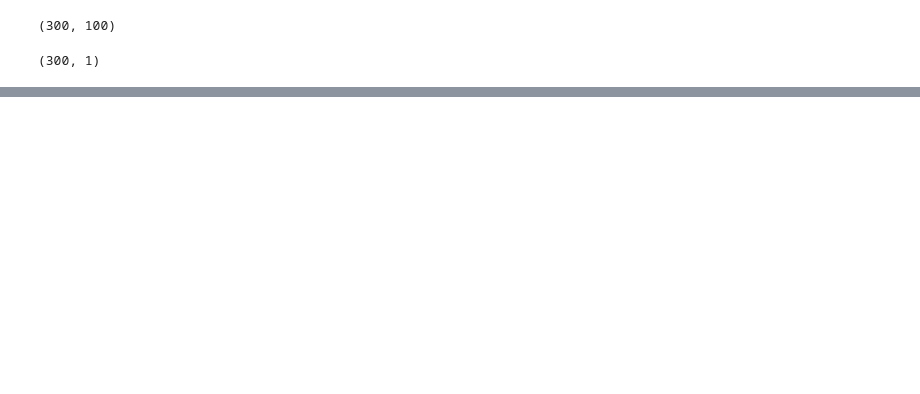
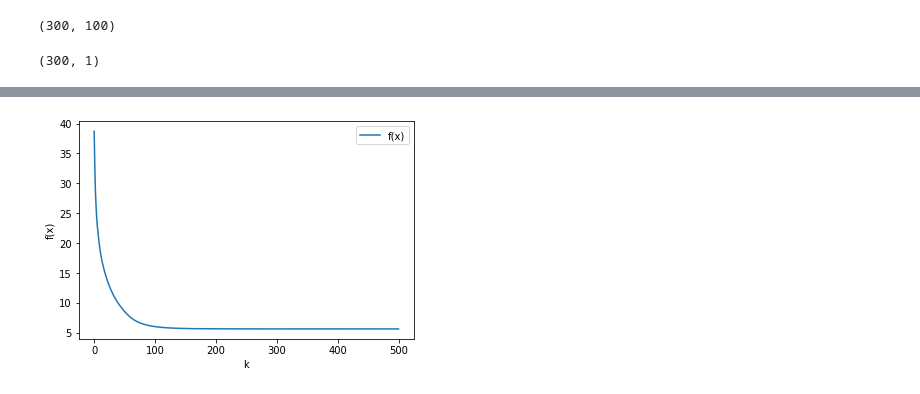
Before and after one commit to k-sukhantharat/bads7603-Optimization, a Jupyter notebook: hw2_unconstrained/hw2_v1.ipynb, the cells around one changed output, grey strips where cells are left out. Cells and saved outputs as stored; diff of their text form; code cells hidden in the pictures; blank space fills up the shorter version.

```diff
--- a/hw2_unconstrained/hw2_v1.ipynb
+++ b/hw2_unconstrained/hw2_v1.ipynb
@@ -52,5 +50,0 @@ def steepest_descent(x0,t=0.1,k=200):
-# %%
-x0 = np.zeros((100,1))
-x_hist = steepest_descent(x0)
-print(x_hist[0].shape)
-print(len(x_hist))
@@ -64,0 +51,12 @@ print(len(f_hist))
+# %%
+# FISTA
+def fista(x0, t = 0.1, k = 200):
+    x_hist = [x0]
+    gamma_curr = 1
+    y_next = x0
+    for i in range(k):
+        x = y_next - (t*f_diff1(y_next))
+        gamma_next = (1 + math.sqrt(1 + (4*(math.pow(gamma_curr,2)))))/2
+        y_next = x + (((gamma_curr - 1)/gamma_next)*(x - x_hist[-1]))
+        x_hist.append(x)
+    return [f(x) for x in x_hist]
@@ -64,0 +138,9 @@ print(len(f_hist))
+# %%
+import matplotlib.pyplot as plt
+plt.plot([x for x in range(len(f_hist_FISTA))], f_hist_FISTA, label='f(x)')
+plt.xlabel("k")
+plt.ylabel("f(x)")
+plt.legend(loc='upper right')
+plt.show()
+# %% [output]
+[figure, added]
```
Also changed, not shown: parts of 14 cells of this notebook.
